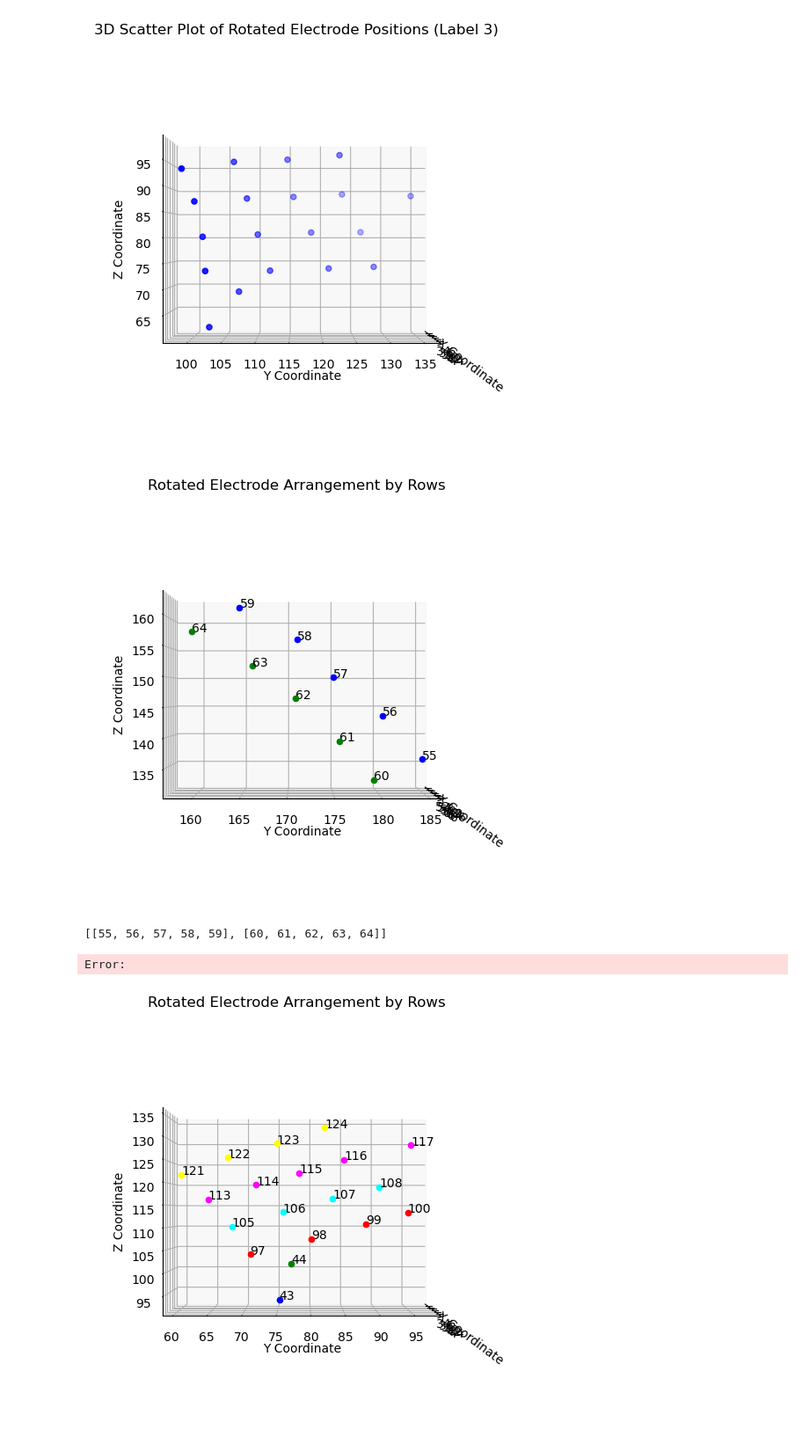
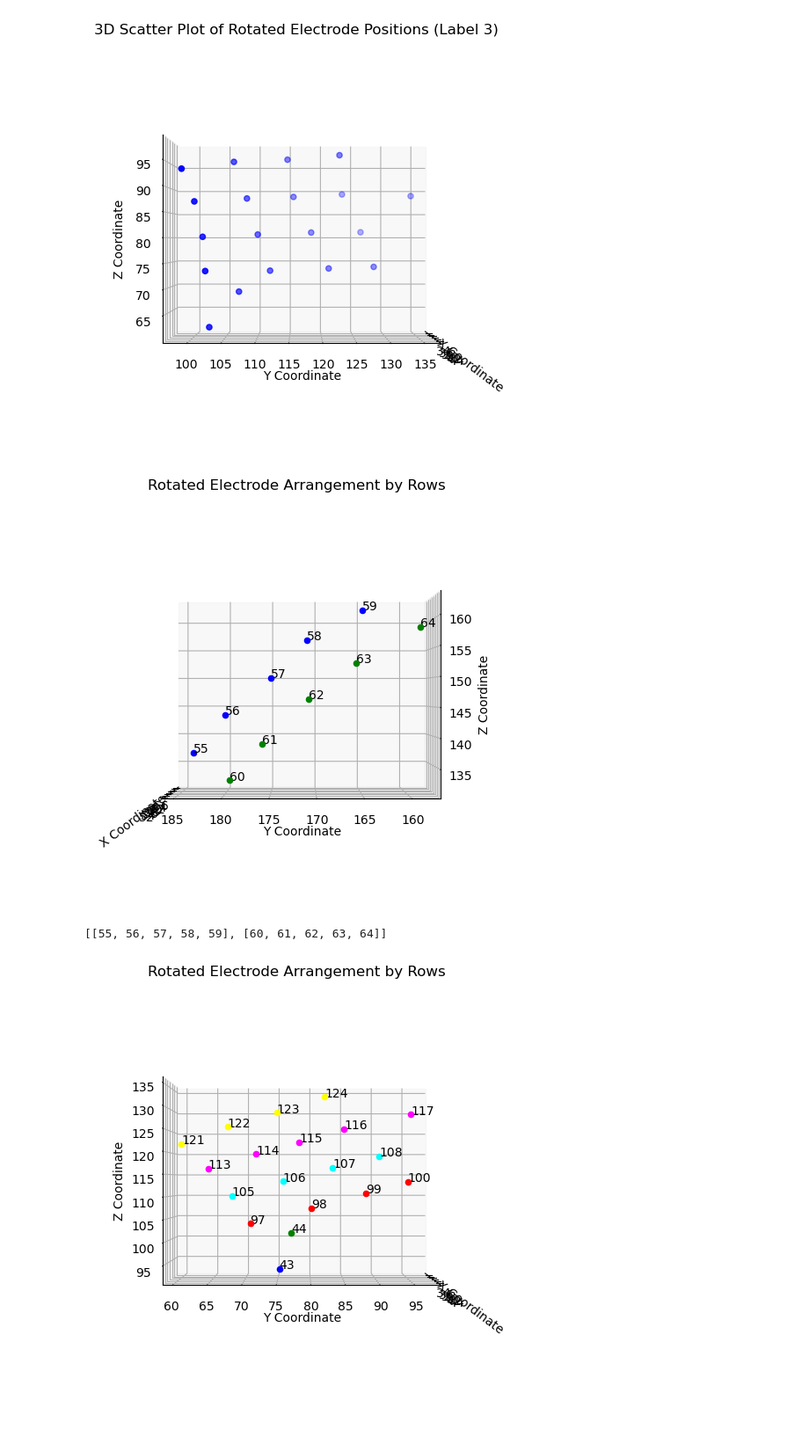
Before and after one commit to ScheWann/CS529_VDS_Epilepsy, a Jupyter notebook: backend/eeg.ipynb, the cells around one changed output. Shown: that part at 88% size. Cells and saved outputs as stored; diff of their text form; code cells hidden in the pictures.

```diff
--- a/backend/eeg.ipynb
+++ b/backend/eeg.ipynb
@@ -118,6 +118,12 @@ propogation_df = pd.read_json(
 propogation_test_df = propogation_df[propogation_df["eventIndex"] == 45]
 # save ep187, sample1, event 45 electrode propagation json to local
 propogation_test_df.to_json("ep187_sample1_electrode_event45.json", index=False)
+# %%
+def rotation_matrix_x(theta):
+    cos_theta, sin_theta = np.cos(np.radians(theta)), np.sin(np.radians(theta))
+    return np.array([[1, 0, 0],
+                     [0, cos_theta, -sin_theta],
+                     [0, sin_theta, cos_theta]])
 # %%
 # ep129 roi 2
 
@@ -517,37 +526,36 @@ result_list = [row for row in rows_electrode_numbers]
 
 # Visualizing the result
 fig = plt.figure(figsize=(8, 6))
 ax = fig.add_subplot(111, projection='3d')
 color_cycle = cycle(['blue', 'green', 'red', 'cyan', 'magenta', 'yellow'])
 
 # Plot each point in rows
 for row_index, row in enumerate(rows_electrode_numbers):
     current_color = next(color_cycle)
     for col_index, electrode_number in enumerate(row):
         # Find the position of this electrode number
         position = electrode_position_map[electrode_number]
         # Plot the electrode
         ax.scatter(*position, color=current_color)
         # Annotate the plot with the electrode number
         ax.text(*position, f'{electrode_number}')
 
-ax.view_init(elev=0, azim=0)
+ax.view_init(elev=0, azim=180)
 ax.set_xlabel('X Coordinate')
 ax.set_ylabel('Y Coordinate')
 ax.set_zlabel('Z Coordinate')
 plt.title('Rotated Electrode Arrangement by Rows')
 plt.show()
 
 # Export the result as a JSON file
 with open('ep187_patch0.json', 'w') as f:
     json.dump(result_list, f)
 
 # Print the result
 print(result_list)
 # %% [output]
-[figure, old version]
+[figure, new version]
 [[55, 56, 57, 58, 59], [60, 61, 62, 63, 64]]
-Error:
 # %%
 # ep187 sample1 lable1
 # Load your data
```
Also changed, not shown: parts of 5 cells of this notebook, 1 other file.
